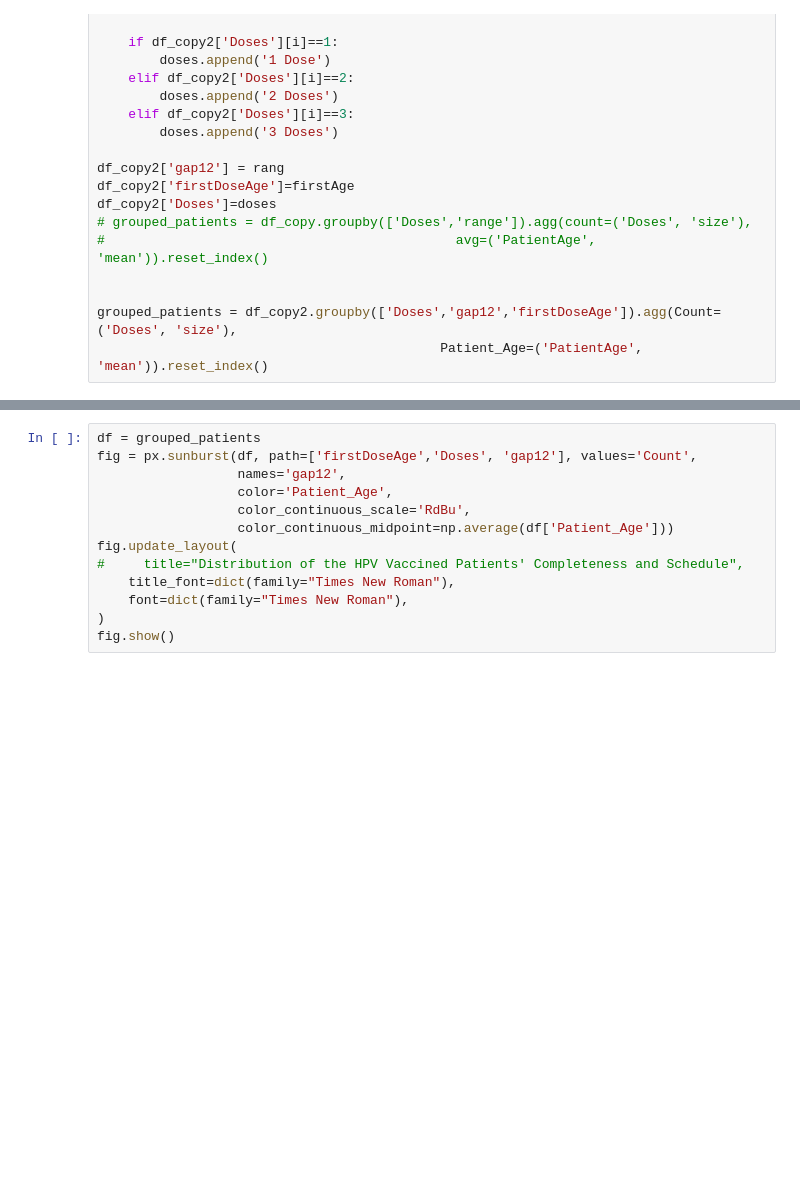
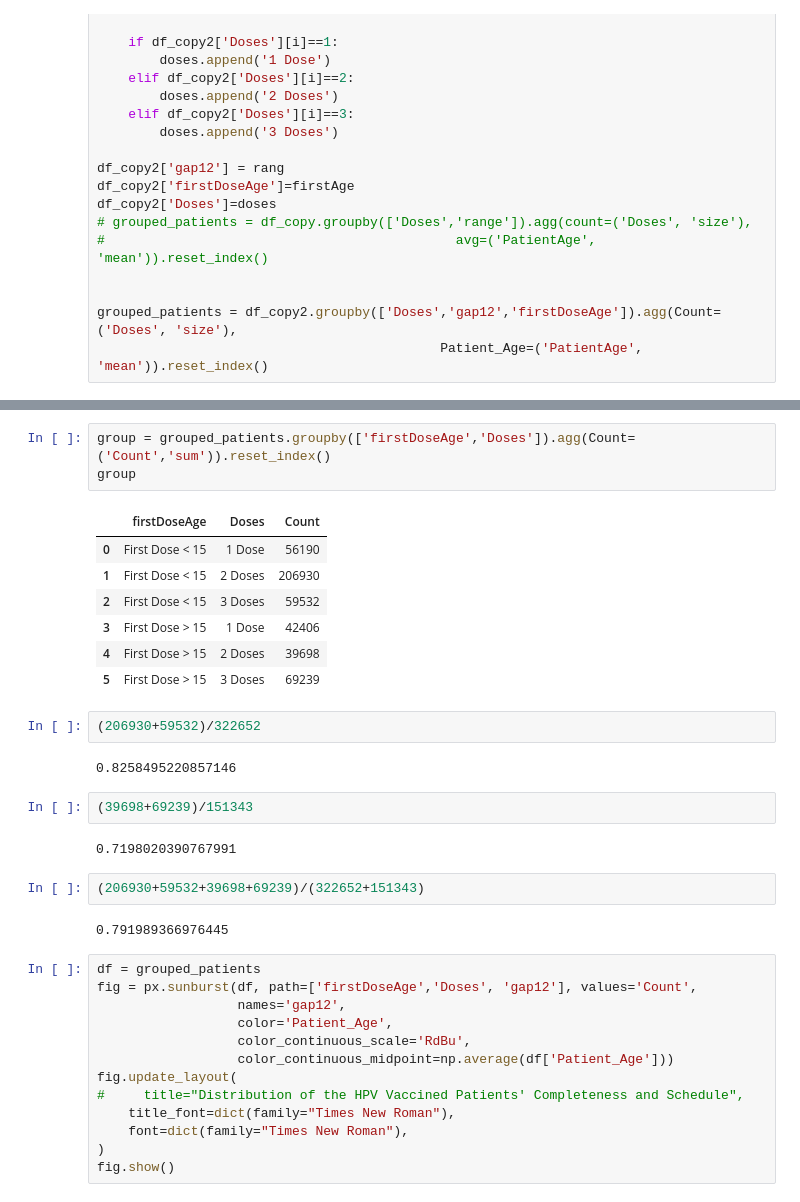
Before and after one commit to ZihanDing/EHR_project, a Jupyter notebook: HpvVaccine/Consistent_Draft.ipynb, the cells around one changed output, grey strips where cells are left out. Cells and saved outputs as stored; diff of their text form; blank space fills up the shorter version.

```diff
--- a/HpvVaccine/Consistent_Draft.ipynb
+++ b/HpvVaccine/Consistent_Draft.ipynb
@@ -349,3 +361,26 @@ group
+# %%
+group = grouped_patients.groupby(['firstDoseAge','Doses']).agg(Count=('Count','sum')).reset_index()
+group
+# %% [output]
+|  | firstDoseAge | Doses | Count |
+| 0 | First Dose < 15 | 1 Dose | 56190 |
+| 1 | First Dose < 15 | 2 Doses | 206930 |
+| 2 | First Dose < 15 | 3 Doses | 59532 |
+| 3 | First Dose > 15 | 1 Dose | 42406 |
+| 4 | First Dose > 15 | 2 Doses | 39698 |
+| 5 | First Dose > 15 | 3 Doses | 69239 |
+# %%
+(206930+59532)/322652
+# %% [output]
+0.8258495220857146
+# %%
+(39698+69239)/151343
+# %% [output]
+0.7198020390767991
+# %%
+(206930+59532+39698+69239)/(322652+151343)
+# %% [output]
+0.791989366976445
 # %%
 df = grouped_patients
 fig = px.sunburst(df, path=['firstDoseAge','Doses', 'gap12'], values='Count',
```
Also changed, not shown: parts of 12 cells of this notebook, 4 other files.
